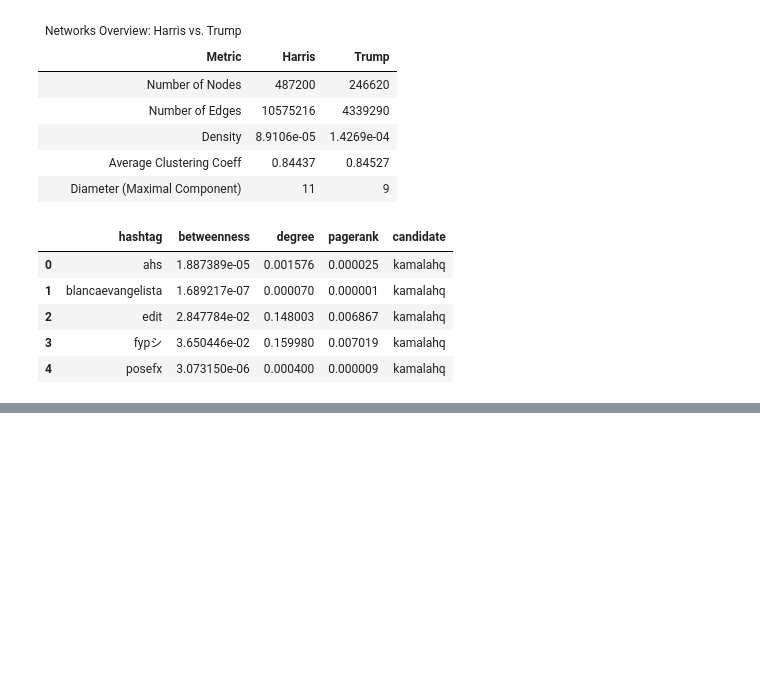
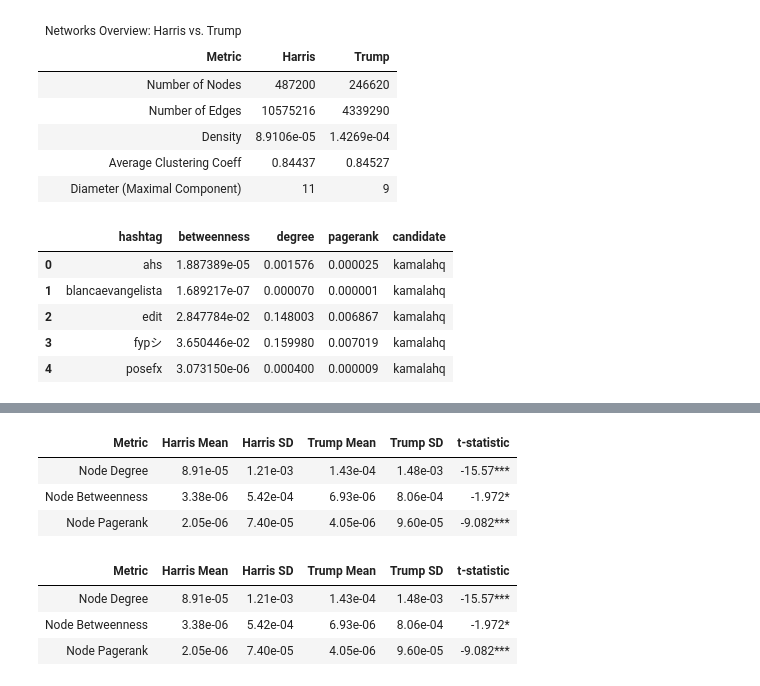
Before and after one commit to nitomanto/the-t-word, a Jupyter notebook: network.ipynb, the cells around one changed output, grey strips where cells are left out. Saved outputs shown, nothing was run; the diff lists cells and outputs as text; code cells hidden in the pictures; blank space fills up the shorter version.

Commit message:
final touches on network analysis and viz

```diff
--- a/network.ipynb
+++ b/network.ipynb
@@ -259,0 +333,17 @@ nx.degree_histogram(G_k)
+# %%
+print('Mean Pagerank T-test')
+
+k_pagerank_list = nodes_df[nodes_df['candidate']=='kamalahq']['pagerank'].to_list()
+t_pagerank_list = nodes_df[nodes_df['candidate']=='teamtrump']['pagerank'].to_list()
+print(f'Harris mean: {np.mean(k_pagerank_list)}')
+print(f'Trump mean: {np.mean(t_pagerank_list)}')
+print(f'Harris SD: {np.std(k_pagerank_list)}')
+print(f'Trump SD: {np.std(t_pagerank_list)}')
+
+t_stat_pagerank, p_val_pagerank = stats.ttest_ind(k_pagerank_list, t_pagerank_list, equal_var=False)
+print(f"T-statistic: {t_stat_pagerank:.4f}, P-value: {p_val_pagerank:.4f}")
+
+if p_val_pagerank < 0.05:
+    print("Significant difference (reject H0)")
+else:
+    print("No significant difference (fail to reject H0)")
@@ -259,0 +358,31 @@ nx.degree_histogram(G_k)
+# %%
+ttest_dict = {'Metric': ['Node Degree', 'Node Betweenness', 'Node Pagerank'],
+              'Harris Mean': [f'{np.mean(k_degree_list):.2e}', f'{np.mean(k_betweenness_list):.2e}',\
+                               f'{np.mean(k_pagerank_list):.2e}'],
+              'Harris SD': [f'{np.std(k_degree_list):.2e}', f'{np.std(k_betweenness_list):.2e}',\
+                            f'{np.std(k_pagerank_list):.2e}'],
+              'Trump Mean': [f'{np.mean(t_degree_list):.2e}', f'{np.mean(t_betweenness_list):.2e}',\
+                             f'{np.mean(t_pagerank_list):.2e}'],
+              'Trump SD': [f'{np.std(t_degree_list):.2e}', f'{np.std(t_betweenness_list):.2e}',\
+                           f'{np.std(t_pagerank_list):.2e}'],
+              't-statistic': [str(round(t_stat_degree, 3)) + '***' , str(round(t_stat_betweenness, 3)) + '*',\
+                              str(round(t_stat_pagerank, 3)) + '***'],
+              }
+# %%
+ttest_df = pd.DataFrame(ttest_dict)
+ttest_df.to_csv('network_t_test.csv')
+# %%
+ttest_table = GT(ttest_df)
+ttest_table
+# %% [output]
+| Metric | Harris Mean | Harris SD | Trump Mean | Trump SD | t-statistic |
+| Node Degree | 8.91e-05 | 1.21e-03 | 1.43e-04 | 1.48e-03 | -15.57*** |
+| Node Betweenness | 3.38e-06 | 5.42e-04 | 6.93e-06 | 8.06e-04 | -1.972* |
+| Node Pagerank | 2.05e-06 | 7.40e-05 | 4.05e-06 | 9.60e-05 | -9.082*** |
+# %%
+ttest_table.save('viz/network_t_test.png')
+# %% [output]
+| Metric | Harris Mean | Harris SD | Trump Mean | Trump SD | t-statistic |
+| Node Degree | 8.91e-05 | 1.21e-03 | 1.43e-04 | 1.48e-03 | -15.57*** |
+| Node Betweenness | 3.38e-06 | 5.42e-04 | 6.93e-06 | 8.06e-04 | -1.972* |
+| Node Pagerank | 2.05e-06 | 7.40e-05 | 4.05e-06 | 9.60e-05 | -9.082*** |
```
Also changed, not shown: parts of 8 cells of this notebook, 3 other files.
